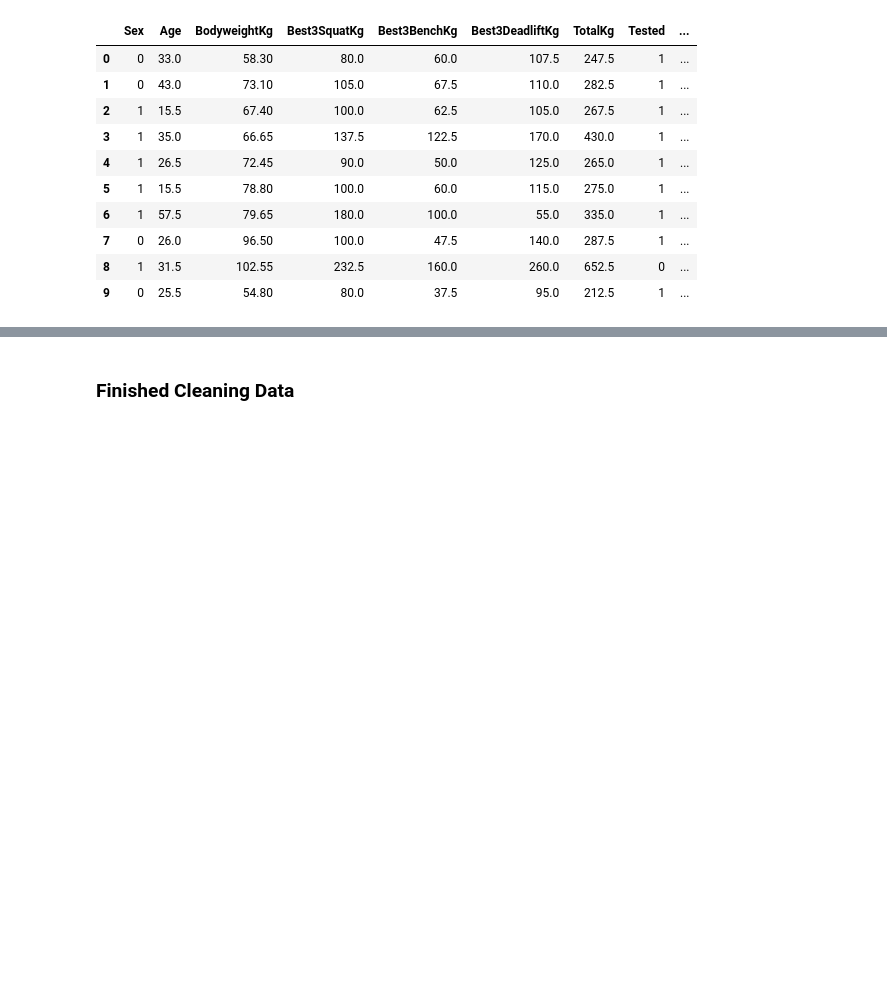
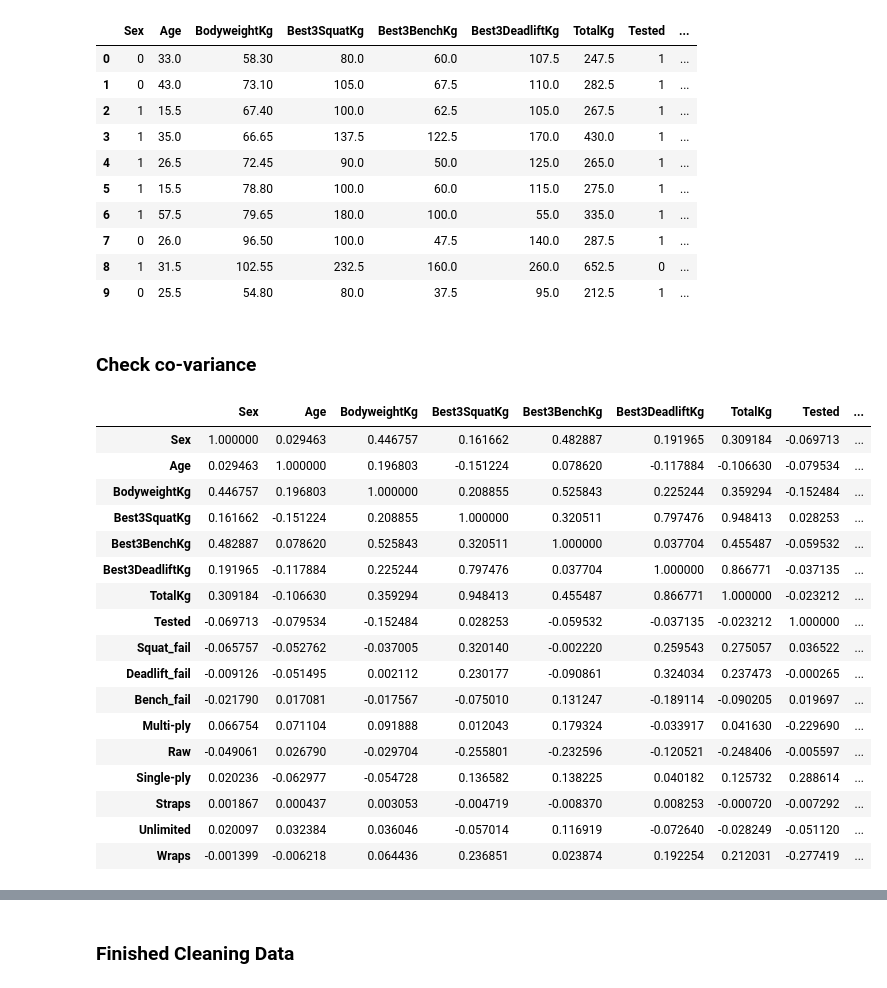
Before and after one commit to pbounds10/applliedML-5156_project, a Jupyter notebook: src/powerlifting.ipynb, the cells around one changed output, grey strips where cells are left out. Saved outputs shown, nothing was run; the diff lists cells and outputs as text; code cells hidden in the pictures; blank space fills up the shorter version.

```diff
--- a/src/powerlifting.ipynb
+++ b/src/powerlifting.ipynb
@@ -306,3 +309,26 @@ df_final.head(10)
 | 7 | 0 | 26.0 | 96.50 | 100.0 | 47.5 | 140.0 | 287.5 | 1 | ... |
 | 8 | 1 | 31.5 | 102.55 | 232.5 | 160.0 | 260.0 | 652.5 | 0 | ... |
 | 9 | 0 | 25.5 | 54.80 | 80.0 | 37.5 | 95.0 | 212.5 | 1 | ... |
+# %% [markdown]
+### Check co-variance
+# %%
+df_final.corr()
+# %% [output]
+|  | Sex | Age | BodyweightKg | Best3SquatKg | Best3BenchKg | Best3DeadliftKg | TotalKg | Tested | ... |
+| Sex | 1.000000 | 0.029463 | 0.446757 | 0.161662 | 0.482887 | 0.191965 | 0.309184 | -0.069713 | ... |
+| Age | 0.029463 | 1.000000 | 0.196803 | -0.151224 | 0.078620 | -0.117884 | -0.106630 | -0.079534 | ... |
+| BodyweightKg | 0.446757 | 0.196803 | 1.000000 | 0.208855 | 0.525843 | 0.225244 | 0.359294 | -0.152484 | ... |
+| Best3SquatKg | 0.161662 | -0.151224 | 0.208855 | 1.000000 | 0.320511 | 0.797476 | 0.948413 | 0.028253 | ... |
+| Best3BenchKg | 0.482887 | 0.078620 | 0.525843 | 0.320511 | 1.000000 | 0.037704 | 0.455487 | -0.059532 | ... |
+| Best3DeadliftKg | 0.191965 | -0.117884 | 0.225244 | 0.797476 | 0.037704 | 1.000000 | 0.866771 | -0.037135 | ... |
+| TotalKg | 0.309184 | -0.106630 | 0.359294 | 0.948413 | 0.455487 | 0.866771 | 1.000000 | -0.023212 | ... |
+| Tested | -0.069713 | -0.079534 | -0.152484 | 0.028253 | -0.059532 | -0.037135 | -0.023212 | 1.000000 | ... |
+| Squat_fail | -0.065757 | -0.052762 | -0.037005 | 0.320140 | -0.002220 | 0.259543 | 0.275057 | 0.036522 | ... |
+| Deadlift_fail | -0.009126 | -0.051495 | 0.002112 | 0.230177 | -0.090861 | 0.324034 | 0.237473 | -0.000265 | ... |
+| Bench_fail | -0.021790 | 0.017081 | -0.017567 | -0.075010 | 0.131247 | -0.189114 | -0.090205 | 0.019697 | ... |
+| Multi-ply | 0.066754 | 0.071104 | 0.091888 | 0.012043 | 0.179324 | -0.033917 | 0.041630 | -0.229690 | ... |
+| Raw | -0.049061 | 0.026790 | -0.029704 | -0.255801 | -0.232596 | -0.120521 | -0.248406 | -0.005597 | ... |
+| Single-ply | 0.020236 | -0.062977 | -0.054728 | 0.136582 | 0.138225 | 0.040182 | 0.125732 | 0.288614 | ... |
+| Straps | 0.001867 | 0.000437 | 0.003053 | -0.004719 | -0.008370 | 0.008253 | -0.000720 | -0.007292 | ... |
+| Unlimited | 0.020097 | 0.032384 | 0.036046 | -0.057014 | 0.116919 | -0.072640 | -0.028249 | -0.051120 | ... |
+| Wraps | -0.001399 | -0.006218 | 0.064436 | 0.236851 | 0.023874 | 0.192254 | 0.212031 | -0.277419 | ... |
```
Also changed, not shown: parts of 2 cells of this notebook.
